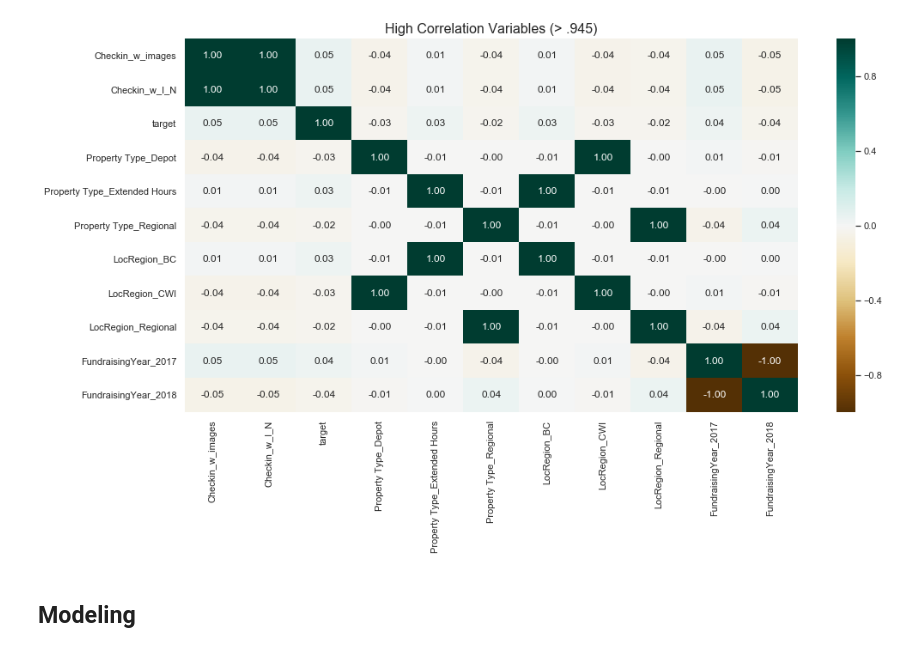
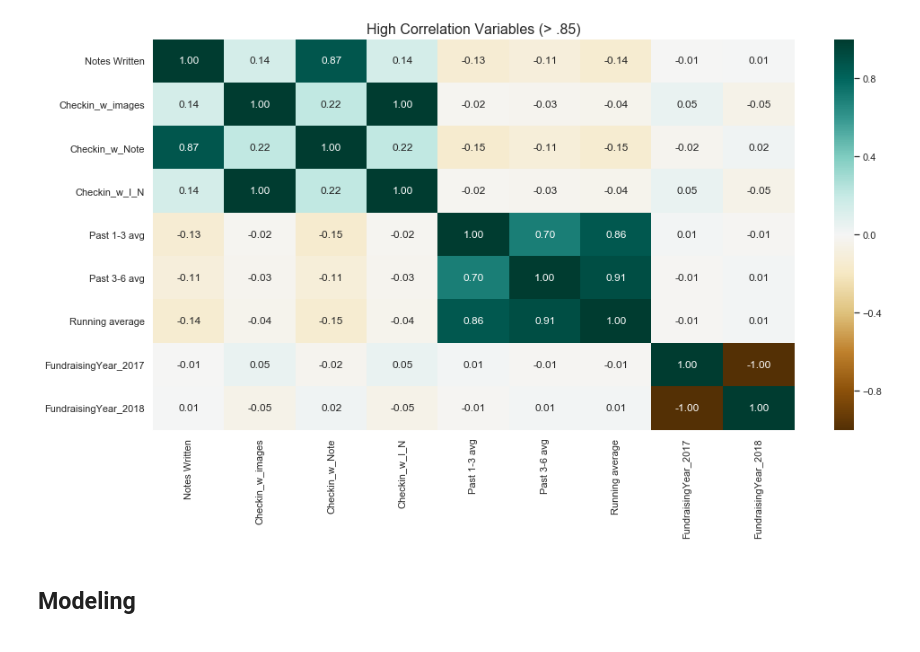
Before and after one commit to georgez-zgeorge/AML_code, a Jupyter notebook: Final Project/Dunder Mifflin Fundraising Analysis.ipynb, the cells around one changed output. Cells and saved outputs as stored; diff of their text form; code cells hidden in the pictures.

```diff
--- a/Final Project/Dunder Mifflin Fundraising Analysis.ipynb
+++ b/Final Project/Dunder Mifflin Fundraising Analysis.ipynb
@@ -50,6 +52,9 @@ memory usage: 418.8+ KB
 # %%
 df = df.drop(['LocProvince','Market','RegionName'],axis=1)
-df[['Hour','PopulationRank','FundraisingYear','day of week']] = df[['Hour','PopulationRank','FundraisingYear','day of week']].astype('category')
+df = df.drop(['PopulationRank','LocRegion','Property Type'],axis=1)
+df = df.drop(['Campaign Day Funds','day of month'],axis=1)
+#df[['Hour','PopulationRank','FundraisingYear','day of week']] = df[['Hour','PopulationRank','FundraisingYear','day of week']].astype('category')
+df[['Hour','FundraisingYear','day of week']] = df[['Hour','FundraisingYear','day of week']].astype('category')
 # %%
 df.info()
 # %% [output]
@@ -73,6 +78,7 @@ memory usage: 322.9+ KB
 # %%
 df = pd.get_dummies(data=df,
-                    columns=['Hour','Property Type','PopulationRank','LocRegion','FundraisingYear','day of week'])
+                    columns=['Hour','FundraisingYear','day of week'])
+                    #columns=['Hour','Property Type','PopulationRank','LocRegion','FundraisingYear','day of week'])
 # %%
 #Create a list that displays only numeric variables
 numeric_var=df.select_dtypes(include=[np.number]).columns
@@ -82,14 +88,14 @@ correlation=df[numeric_var].corr()
 aux=(abs(correlation)-np.identity(correlation.shape[0])).max()
 # %%
 #Throw out any variables that don't have at least .7 correlation with something else or isn't Target
-selected_feats=aux[(aux>0.90) | ((aux>0.182724) & (aux<0.182726))].index
+selected_feats=aux[(aux>0.85)].index
 sns.set()
 fig, ax = plt.subplots(figsize=(16,8))
 #make the plot have numbers, a legend and pretty colors
 sns.heatmap(correlation.loc[selected_feats,selected_feats], annot=True,fmt='.2f',ax=ax,cmap="BrBG",center=0)
-plt.title('High Correlation Variables (> .945)',fontsize=16)
+plt.title('High Correlation Variables (> .85)',fontsize=16)
 #show the plot
 plt.show()
 # %% [output]
-[figure, old version]
+[figure, new version]
 # %%
```
Also changed, not shown: parts of 38 cells of this notebook, 2 other files.
